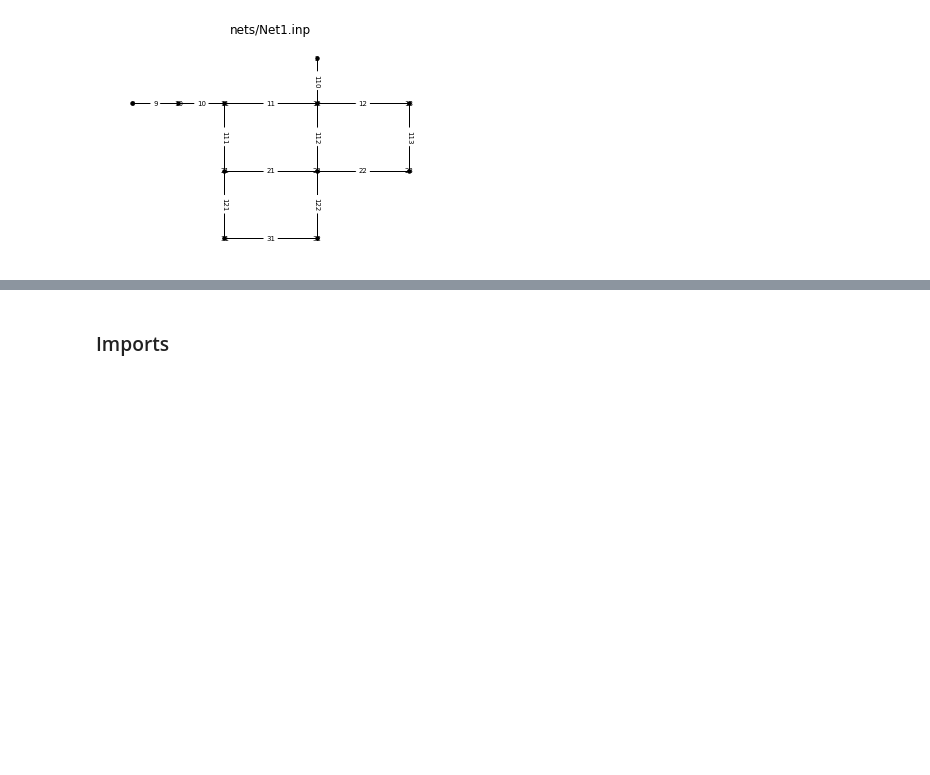
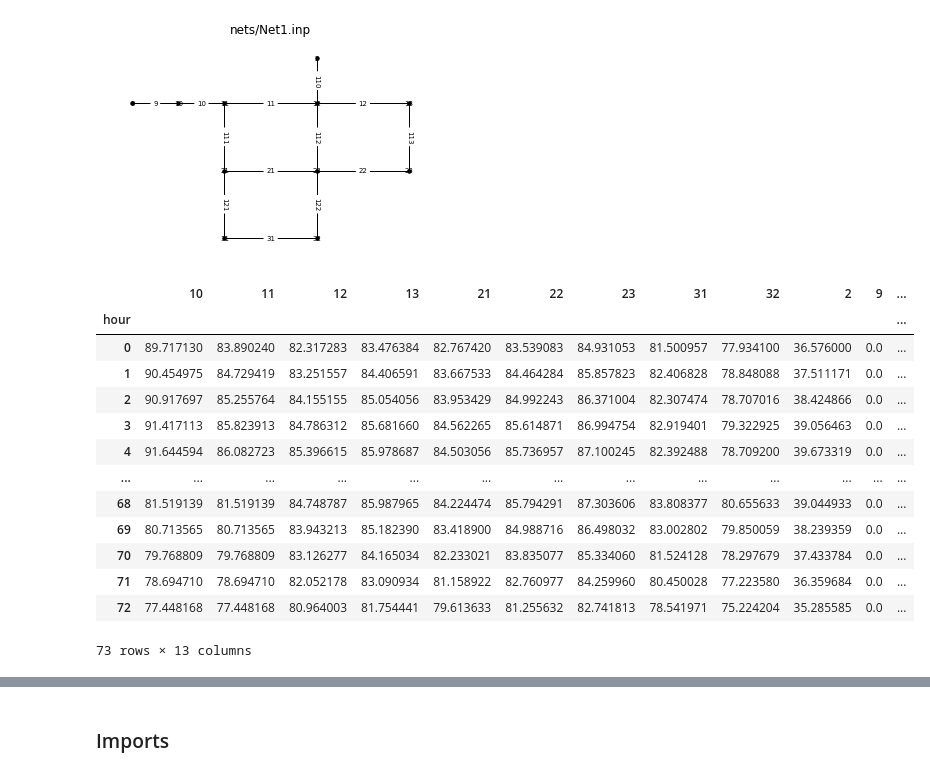
Before and after one commit to JulianBvW/BA-WDN-Leakage-Detection, a Jupyter notebook: LeakageDetection.ipynb, the cells around one changed output, grey strips where cells are left out. Cells and saved outputs as stored; diff of their text form; code cells hidden in the pictures; blank space fills up the shorter version.

```diff
--- a/LeakageDetection.ipynb
+++ b/LeakageDetection.ipynb
@@ -32,3 +32,21 @@ Nodes: ['10', '11', '12', '13', '2', '21', '22', '23', '31', '32', '9']
 ->Important: ['11', '12', '13', '21', '22', '23', '31', '32']
 Edges: [('10', '11'), ('11', '12'), ('11', '21'), ('12', '13'), ('12', '22'), ('13', '23'), ('21', '22'), ('21', '31'), ('22', '23'), ('22', '32'), ('31', '32'), ('9', '10'), ('2', '12')]
 [figure]
+# %%
+p = wdn.simulate(3*24)
+p
+# %% [output]
+|  | 10 | 11 | 12 | 13 | 21 | 22 | 23 | 31 | 32 | 2 | 9 | ... |
+| hour |  |  |  |  |  |  |  |  |  |  |  | ... |
+| 0 | 89.717130 | 83.890240 | 82.317283 | 83.476384 | 82.767420 | 83.539083 | 84.931053 | 81.500957 | 77.934100 | 36.576000 | 0.0 | ... |
+| 1 | 90.454975 | 84.729419 | 83.251557 | 84.406591 | 83.667533 | 84.464284 | 85.857823 | 82.406828 | 78.848088 | 37.511171 | 0.0 | ... |
+| 2 | 90.917697 | 85.255764 | 84.155155 | 85.054056 | 83.953429 | 84.992243 | 86.371004 | 82.307474 | 78.707016 | 38.424866 | 0.0 | ... |
+| 3 | 91.417113 | 85.823913 | 84.786312 | 85.681660 | 84.562265 | 85.614871 | 86.994754 | 82.919401 | 79.322925 | 39.056463 | 0.0 | ... |
+| 4 | 91.644594 | 86.082723 | 85.396615 | 85.978687 | 84.503056 | 85.736957 | 87.100245 | 82.392488 | 78.709200 | 39.673319 | 0.0 | ... |
+| ... | ... | ... | ... | ... | ... | ... | ... | ... | ... | ... | ... | ... |
+| 68 | 81.519139 | 81.519139 | 84.748787 | 85.987965 | 84.224474 | 85.794291 | 87.303606 | 83.808377 | 80.655633 | 39.044933 | 0.0 | ... |
+| 69 | 80.713565 | 80.713565 | 83.943213 | 85.182390 | 83.418900 | 84.988716 | 86.498032 | 83.002802 | 79.850059 | 38.239359 | 0.0 | ... |
+| 70 | 79.768809 | 79.768809 | 83.126277 | 84.165034 | 82.233021 | 83.835077 | 85.334060 | 81.524128 | 78.297679 | 37.433784 | 0.0 | ... |
+| 71 | 78.694710 | 78.694710 | 82.052178 | 83.090934 | 81.158922 | 82.760977 | 84.259960 | 80.450028 | 77.223580 | 36.359684 | 0.0 | ... |
+| 72 | 77.448168 | 77.448168 | 80.964003 | 81.754441 | 79.613633 | 81.255632 | 82.741813 | 78.541971 | 75.224204 | 35.285585 | 0.0 | ... |
+73 rows × 13 columns
```
Also changed, not shown: parts of 1 cell of this notebook.
